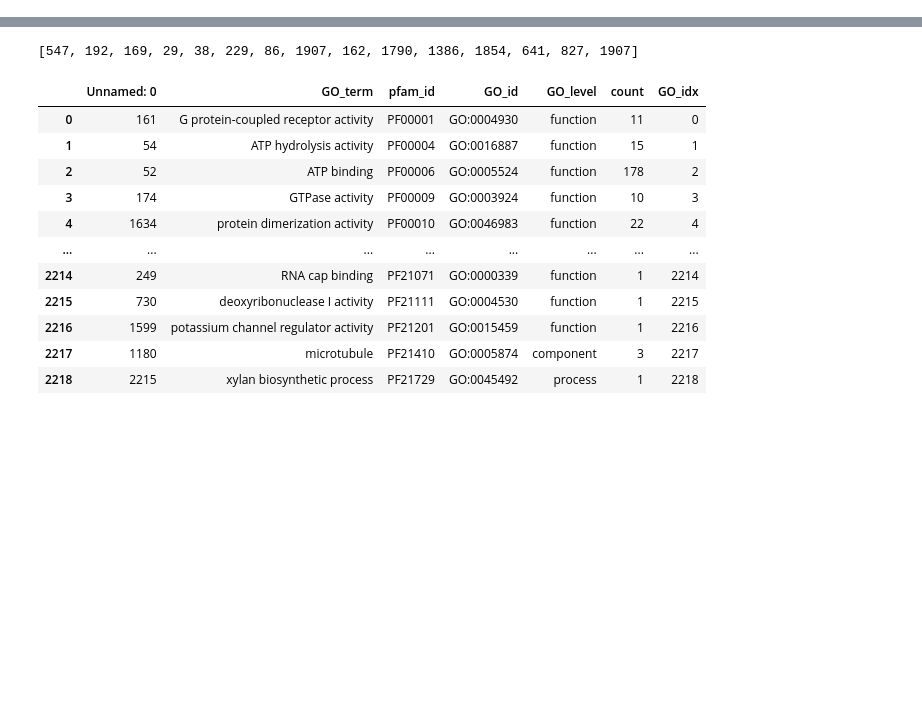
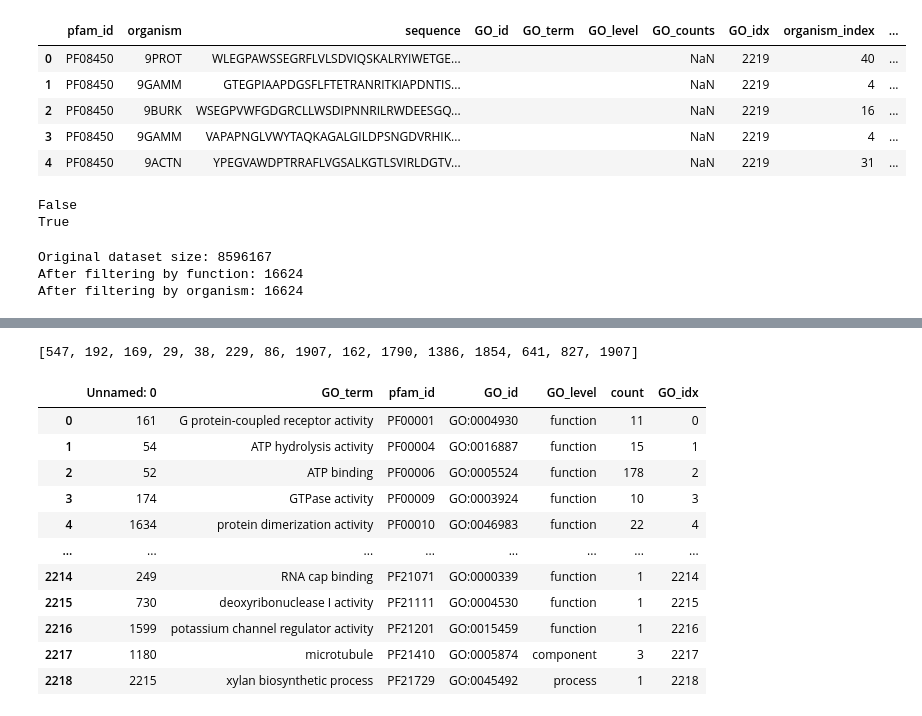
Before and after one commit to amyxlu/plaid-dev-distributed, a Jupyter notebook: notebooks/71_dataframes_fnorg.ipynb, the cells around one changed output, grey strips where cells are left out. Drawn from its saved outputs; the diff is of its cells as text; code cells hidden in the pictures; blank space fills up the shorter version.

```diff
--- a/notebooks/71_dataframes_fnorg.ipynb
+++ b/notebooks/71_dataframes_fnorg.ipynb
@@ -18,0 +19,41 @@ device = torch.device("cuda")
+# %%
+"""
+Get unique GO terms in val dataset
+"""
+df = pd.read_parquet("/data/lux70/data/pfam/val.parquet")
+unique_go_idxs = df.GO_idx.unique()
+unique_go_idxs.sort()
+# %%
+df.head()
+# %% [output]
+|  | pfam_id | organism | sequence | GO_id | GO_term | GO_level | GO_counts | GO_idx | organism_index | ... |
+| 0 | PF08450 | 9PROT | WLEGPAWSSEGRFLVLSDVIQSKALRYIWETGE... |  |  |  | NaN | 2219 | 40 | ... |
+| 1 | PF08450 | 9GAMM | GTEGPIAAPDGSFLFTETRANRITKIAPDNTIS... |  |  |  | NaN | 2219 | 4 | ... |
+| 2 | PF08450 | 9BURK | WSEGPVWFGDGRCLLWSDIPNNRILRWDEESGQ... |  |  |  | NaN | 2219 | 16 | ... |
+| 3 | PF08450 | 9GAMM | VAPAPNGLVWYTAQKAGALGILDPSNGDVRHIK... |  |  |  | NaN | 2219 | 4 | ... |
+| 4 | PF08450 | 9ACTN | YPEGVAWDPTRRAFLVGSALKGTLSVIRLDGTV... |  |  |  | NaN | 2219 | 31 | ... |
+# %%
+function_idx = 547
+organism_idx = None
+
+from plaid.datasets import NUM_FUNCTION_CLASSES, NUM_ORGANISM_CLASSES
+
+if function_idx is None:
+    function_idx = NUM_FUNCTION_CLASSES
+
+if organism_idx is None:
+    organism_idx = NUM_ORGANISM_CLASSES
+
+def check_function_is_uncond(idx):
+    return (idx is None) or (idx == NUM_FUNCTION_CLASSES)
+
+def check_organism_is_uncond(idx):
+    return (idx is None) or (idx == NUM_ORGANISM_CLASSES)
+
+print(check_function_is_uncond(function_idx))
+print(check_organism_is_uncond(organism_idx))
+
+assert check_function_is_uncond(function_idx) or check_organism_is_uncond(organism_idx)
+# %% [output]
+False
+True
@@ -18,0 +63,16 @@ device = torch.device("cuda")
+# %%
+print(f"Original dataset size: {df.shape[0]}")
+
+if not check_function_is_uncond(function_idx):
+    df = df[df.GO_idx == function_idx]
+
+print(f"After filtering by function: {df.shape[0]}")
+
+if not check_organism_is_uncond(organism_idx):
+    df = df[df.organism_index == organism_idx]
+
+print(f"After filtering by organism: {df.shape[0]}")
+# %% [output]
+Original dataset size: 8596167
+After filtering by function: 16624
+After filtering by organism: 16624
```
Also changed, not shown: parts of 7 cells of this notebook, 2 other files.
